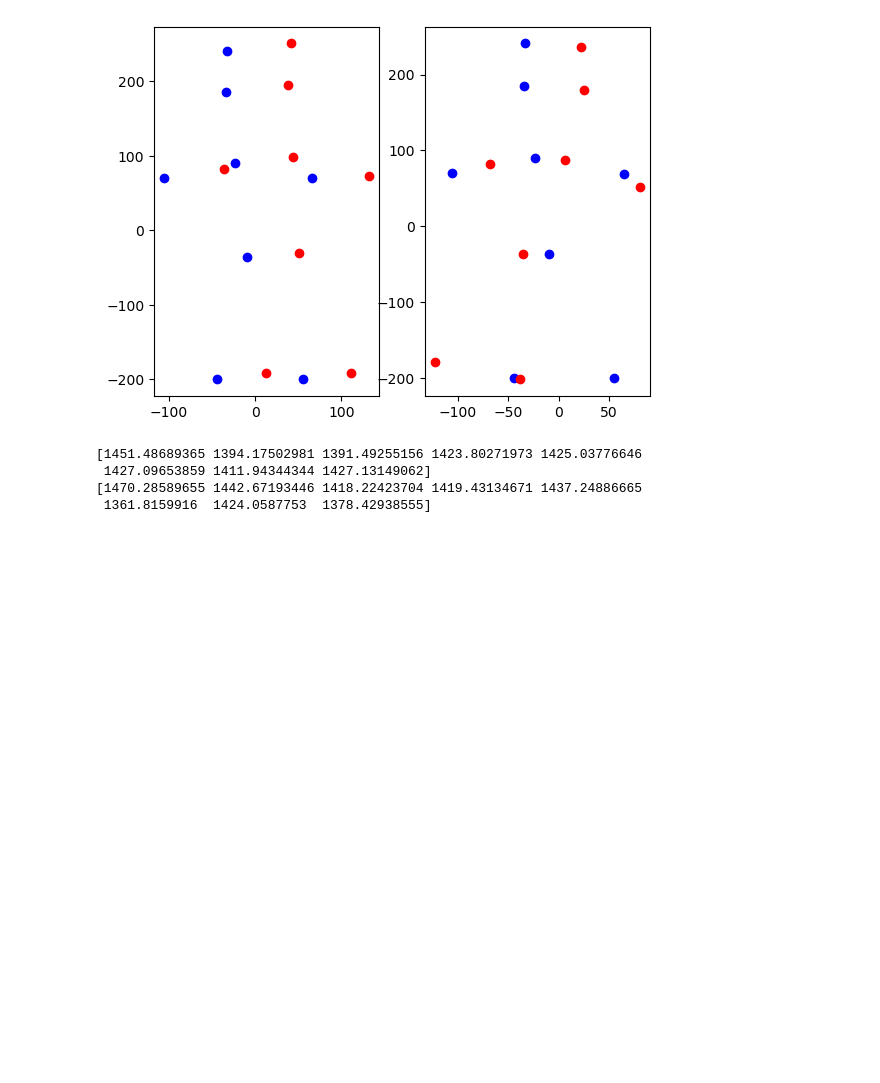
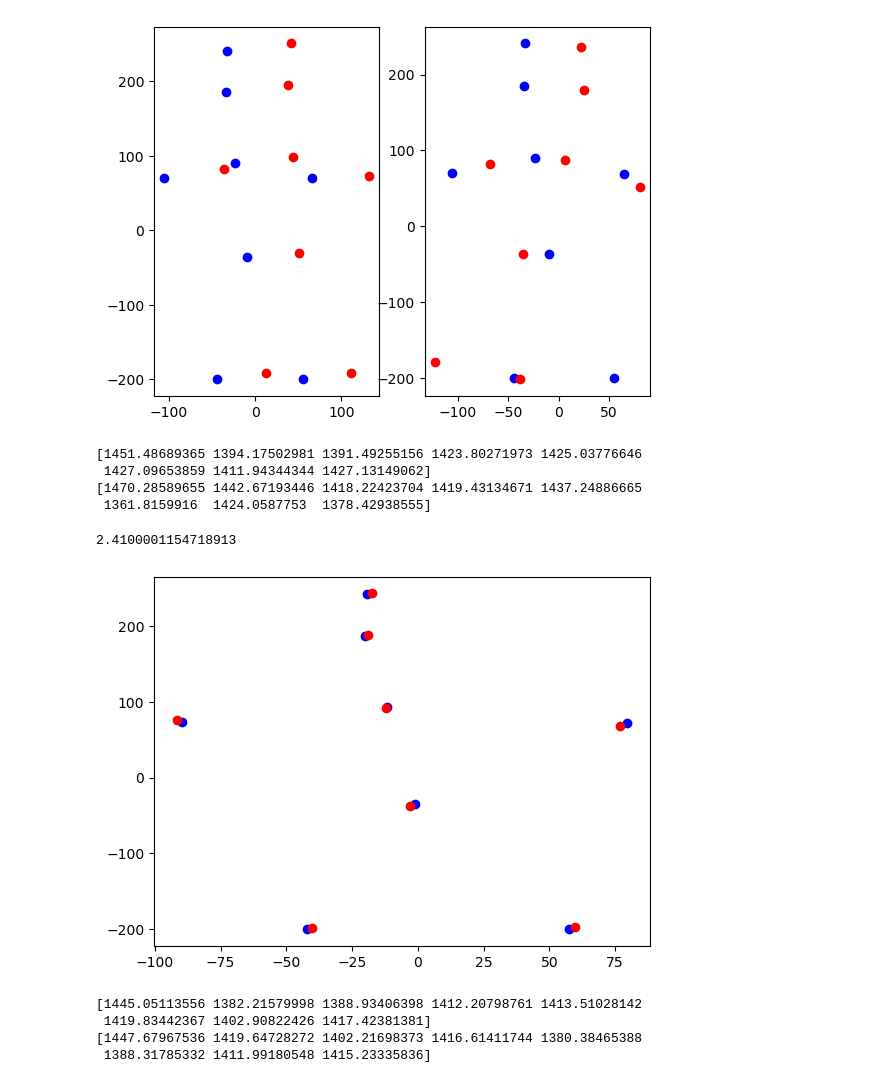
Before and after one commit to ghazalebra/interface_scoliose, a Jupyter notebook: recalage_correction.ipynb, the cells around one changed output. Cells and saved outputs as stored; diff of their text form; code cells hidden in the pictures; blank space fills up the shorter version.

Commit message:
icp registration between target and selfcorrection

```diff
--- a/recalage_correction.ipynb
+++ b/recalage_correction.ipynb
@@ -79,3 +82,45 @@ print(array_corr[2])
  1427.09653859 1411.94344344 1427.13149062]
 [1470.28589655 1442.67193446 1418.22423704 1419.43134671 1437.24886665
  1361.8159916  1424.0587753  1378.42938555]
+# %%
+def ICP_registration(source, target):
+    pc_target = o3d.geometry.PointCloud()
+    pc_target.points = o3d.utility.Vector3dVector(target)
+    pc_source = o3d.geometry.PointCloud()
+    pc_source.points = o3d.utility.Vector3dVector(source)
+
+    trans_init = np.eye(4)
+    reg_p2p = registration_icp(pc_source, pc_target, 400, trans_init, TransformationEstimationPointToPoint())
+
+    RMSE = reg_p2p.inlier_rmse
+
+    pc_source_t = pc_source.transform(reg_p2p.transformation)
+    source_trans = np.asarray(pc_source_t.points)
+
+    return source_trans, RMSE
+
+array_corr = np.array([x_corr, y_corr, z_corr]).T
+array_auto = np.array([x_auto, y_auto, z_auto]).T
+
+array_corr_t, RMSE = ICP_registration(array_corr, array_auto)
+
+print(np.asarray(RMSE))
+# %% [output]
+2.4100001154718913
+# %%
+array_auto = np.asarray(array_auto).T
+array_corr = np.asarray(array_corr_t).T
+
+fig, ax1 = plt.subplots()
+ax1.scatter(array_auto[0,:], array_auto[1,:], c='b')
+ax1.scatter(array_corr[0,:], array_corr[1,:], c='r')
+plt.show()
+
+print(array_auto[2])
+print(array_corr[2])
+# %% [output]
+[figure, added]
+[1445.05113556 1382.21579998 1388.93406398 1412.20798761 1413.51028142
+ 1419.83442367 1402.90822426 1417.42381381]
+[1447.67967536 1419.64728272 1402.21698373 1416.61411744 1380.38465388
+ 1388.31785332 1411.99180548 1415.23335836]
```
Also changed, not shown: parts of 3 cells of this notebook.
